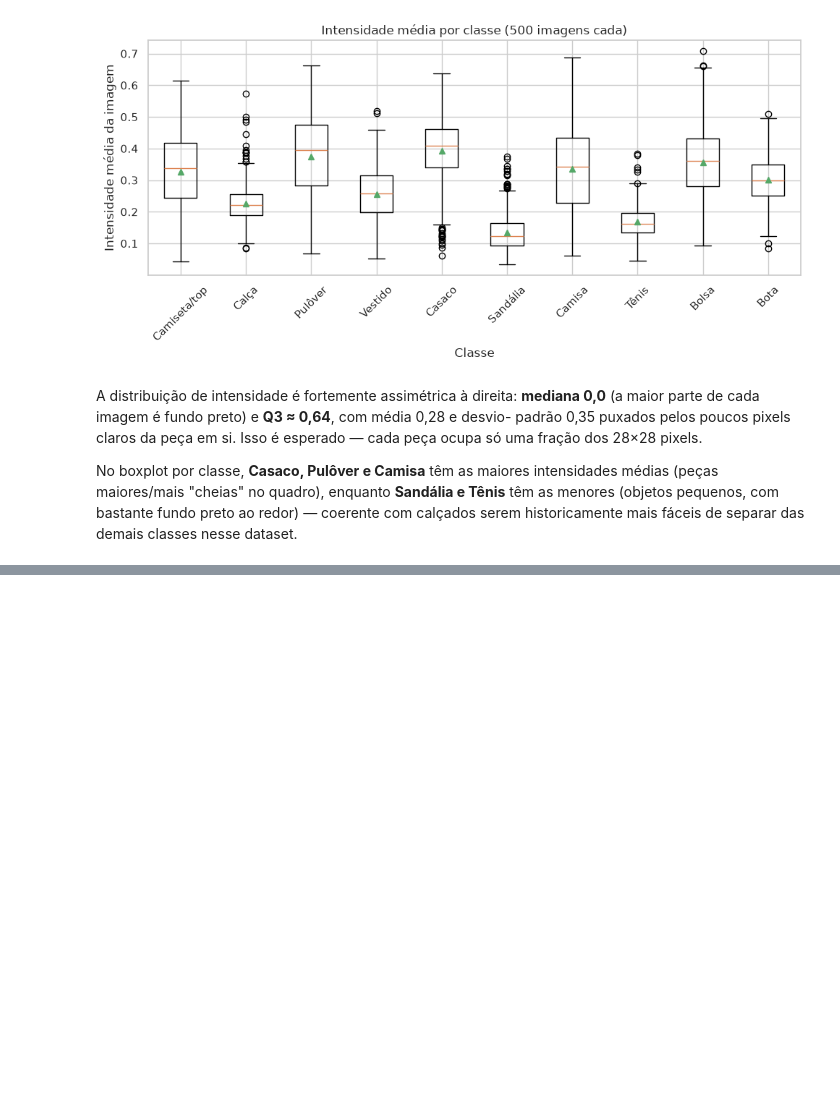
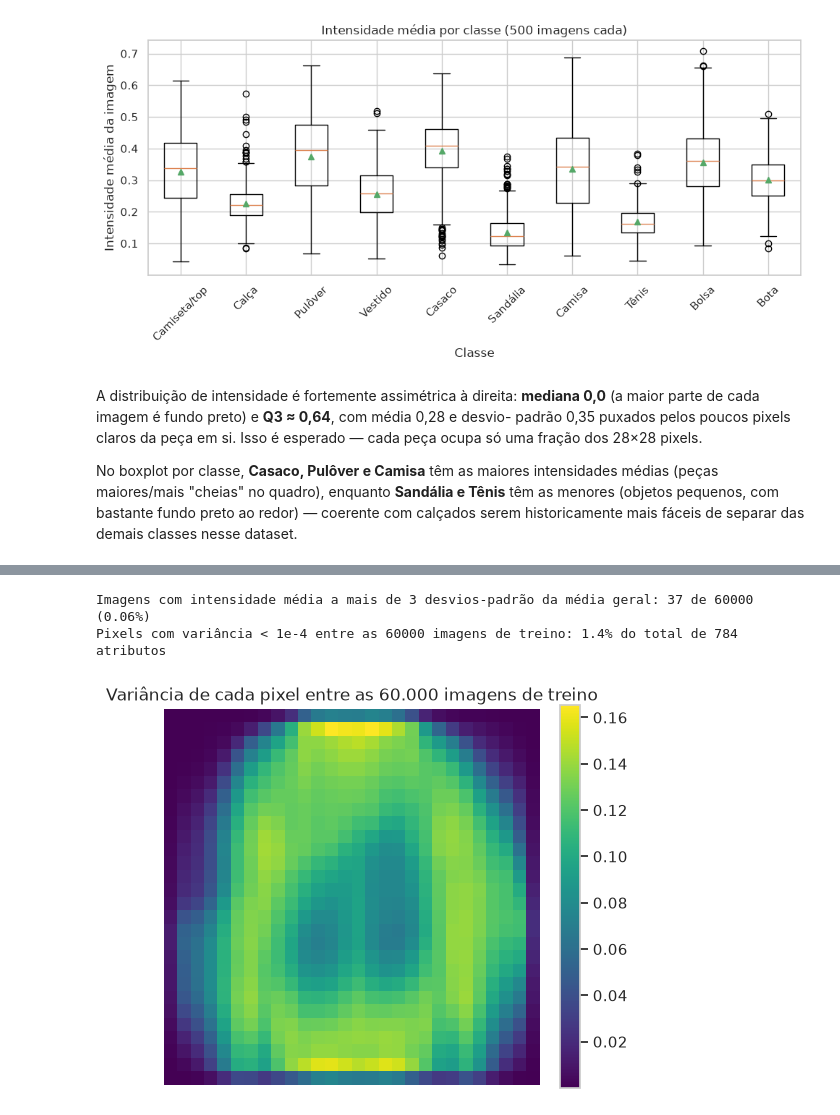
Before and after one commit to 4rth-g/fashion-mnist-fundamentos-ia, a Jupyter notebook: notebooks/01_eda.ipynb, the cells around one changed output, grey strips where cells are left out. Cells and saved outputs as stored; diff of their text form; code cells hidden in the pictures; blank space fills up the shorter version.

```diff
--- a/notebooks/01_eda.ipynb
+++ b/notebooks/01_eda.ipynb
@@ -249,0 +347,28 @@ historicamente mais fáceis de separar das demais classes nesse dataset.
+# %%
+# Imagens atípicas: intensidade média muito fora do range típico (>3 desvios-padrão).
+all_means = np.array([train_full[i][0].numpy().mean() for i in range(len(train_full))])
+z = (all_means - all_means.mean()) / all_means.std()
+n_atypical = int((np.abs(z) > 3).sum())
+print(f"Imagens com intensidade média a mais de 3 desvios-padrão da média geral: "
+      f"{n_atypical} de {len(train_full)} ({n_atypical / len(train_full):.2%})")
+
+# Variância por pixel (atributo) em todo o treino -> mapa 28x28 de quais pixels
+# carregam pouca informação.
+all_imgs = np.stack([train_full[i][0].numpy().squeeze() for i in range(len(train_full))])
+pixel_var = all_imgs.var(axis=0)
+low_var_frac = (pixel_var < 1e-4).mean()
+print(f"Pixels com variância < 1e-4 entre as {len(train_full)} imagens de treino: "
+      f"{low_var_frac:.1%} do total de 784 atributos")
+
+fig, ax = plt.subplots(figsize=(5, 5))
+im = ax.imshow(pixel_var, cmap="viridis")
+ax.set_title("Variância de cada pixel entre as 60.000 imagens de treino")
+ax.axis("off")
+fig.colorbar(im, ax=ax, fraction=0.046)
+plt.tight_layout()
+plt.savefig(FIGURES_DIR / "eda_variancia_pixels.png", dpi=120)
+plt.show()
+# %% [output]
+Imagens com intensidade média a mais de 3 desvios-padrão da média geral: 37 de 60000 (0.06%)
+Pixels com variância < 1e-4 entre as 60000 imagens de treino: 1.4% do total de 784 atributos
+[figure, added]
```
Also changed, not shown: parts of 9 cells of this notebook, 5 other files.
